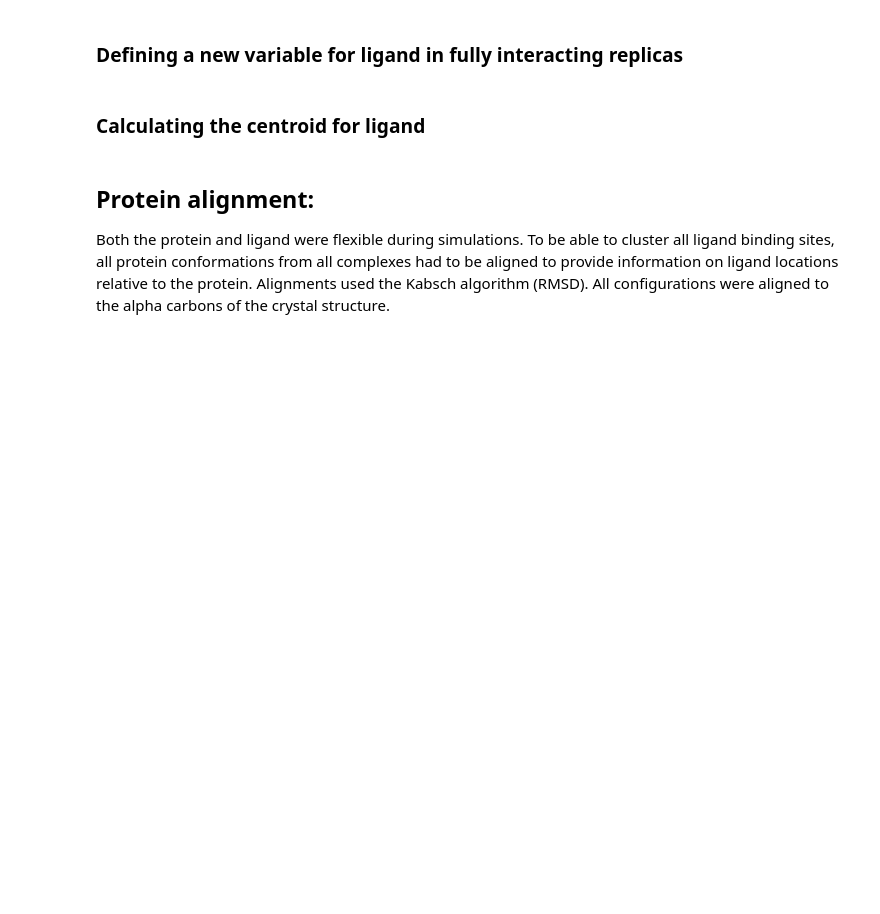
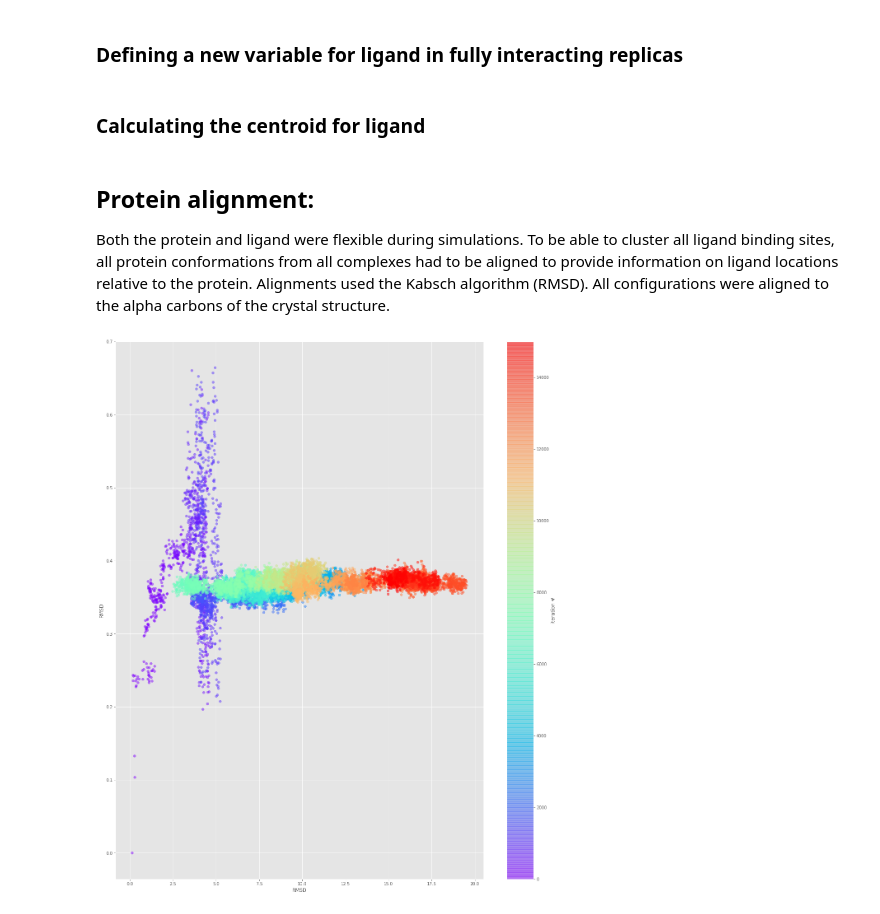
Before and after one commit to uibcdf/Analysis_Yank, a Jupyter notebook: jupyter_notebook/Analysis_yank_paper.ipynb, the cells around one changed output. Drawn from its saved outputs; the diff is of its cells as text; code cells hidden in the pictures; blank space fills up the shorter version.

```diff
--- a/jupyter_notebook/Analysis_yank_paper.ipynb
+++ b/jupyter_notebook/Analysis_yank_paper.ipynb
@@ -16,7 +21,7 @@ import nglview as nv
 # Matplotlib options
 %matplotlib inline
 mt.style.use('ggplot')
-pylab.rcParams['figure.figsize'] = 20, 12
+pylab.rcParams['figure.figsize'] = 12, 8
 # %% [markdown]
 # Set the path for your experiment
 Path is the direcrtory where the file analysis.yaml and complex.nc files are located.
@@ -43,10 +48,3 @@ replica_mixing_figure = report.generate_replica_mixing_plot(phase_stacked_replic
 # %% [markdown]
 # Save HDF5 trajectories for each replica
 Comment this part of the script once you saved your trajectories if you pretend to restart the kernel. Save trajectory files usually takes several time (depending on the number of the interations of your simulation). Be patient!
-# %%
-n_replica= np.arange (25,28) #Replace this number with the total of replicas you have in your experiment
-for i in n_replica:
-    index=str(i)
-    save_file= ('replica_trajectories/'+'replica_'+index+'.h5') #this line needs a replica_trajectories folder in 'experiments' path
-    result= yank.extract_trajectory ('complex.nc',nc_checkpoint_file='complex_checkpoint.nc', replica_index=index, start_frame=0, end_frame=-1, keep_solvent=False)
-    result.save_hdf5 (save_file) #save in hdf5 format, but it can be replaced by other format depending on your interest, you can check mdtraj manual for more information
@@ -81,12 +86,14 @@ NGLWidget(count=15000)
 # %% [markdown]
 # Load all replicas as new variables for analysis
 # %%
-traj={} #dictionary to create each replica as variable
+traj={} #dictionary to create each centered replica as variable
 n_replica= np.arange (28)
 for i in n_replica:
     index=str(i)
-    load=('replica_'+index+'.h5')
-    trayectories=traj['{0}'.format(i)]= md.load_hdf5 (load)
+    file_name=('replica_'+index+'.h5')
+    load=md.load_hdf5 (file_name)
+    center=md.Trajectory.center_coordinates (load)
+    trayectories=traj['{0}'.format(i)]= center.superpose (center, frame=0)
 # %% [markdown]
 # Analysis from paper
 
@@ -115,6 +122,21 @@ for i in n_replica:
 ## Protein alignment:
 
 Both the protein and ligand were flexible during simulations. To be able to cluster all ligand binding sites, all protein conformations from all complexes had to be aligned to provide information on ligand locations relative to the protein. Alignments used the Kabsch algorithm (RMSD). All configurations were aligned to the alpha carbons of the crystal structure.
-# %%
-fit=md.rmsd (traj['0'],reference=traj['1'], precentered=False)
-rmsd= md.rmsd (fit)
+# %%
+rmsd_0=md.rmsd (traj['0'],reference=traj['0'], frame=0)
+replicas=np.arange (0,7)
+for replica in replicas:
+    index=str(replica)
+    rmsd=md.rmsd (traj[index],reference=traj['0'], frame=0)
+
+import warnings
+warnings.filterwarnings('ignore')
+
+plt.figure()
+plt.scatter(rmsd, rmsd_0, marker='o', c=range(traj['0'].n_frames), alpha=0.5,cmap='rainbow')
+plt.xlabel('RMSD')
+plt.ylabel('RMSD')
+cbar = plt.colorbar()
+cbar.set_label('iteration #')
+# %% [output]
+[figure, added]
```
Also changed, not shown: parts of 8 cells of this notebook, 2 other files.
